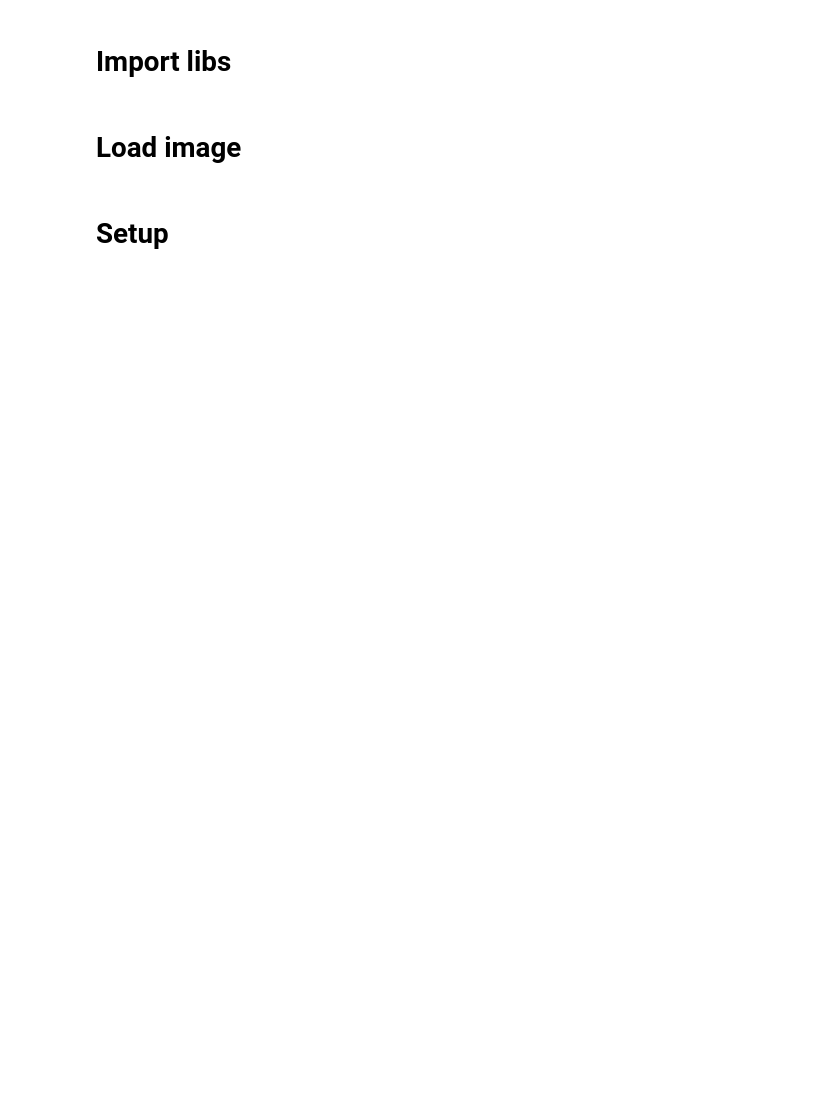
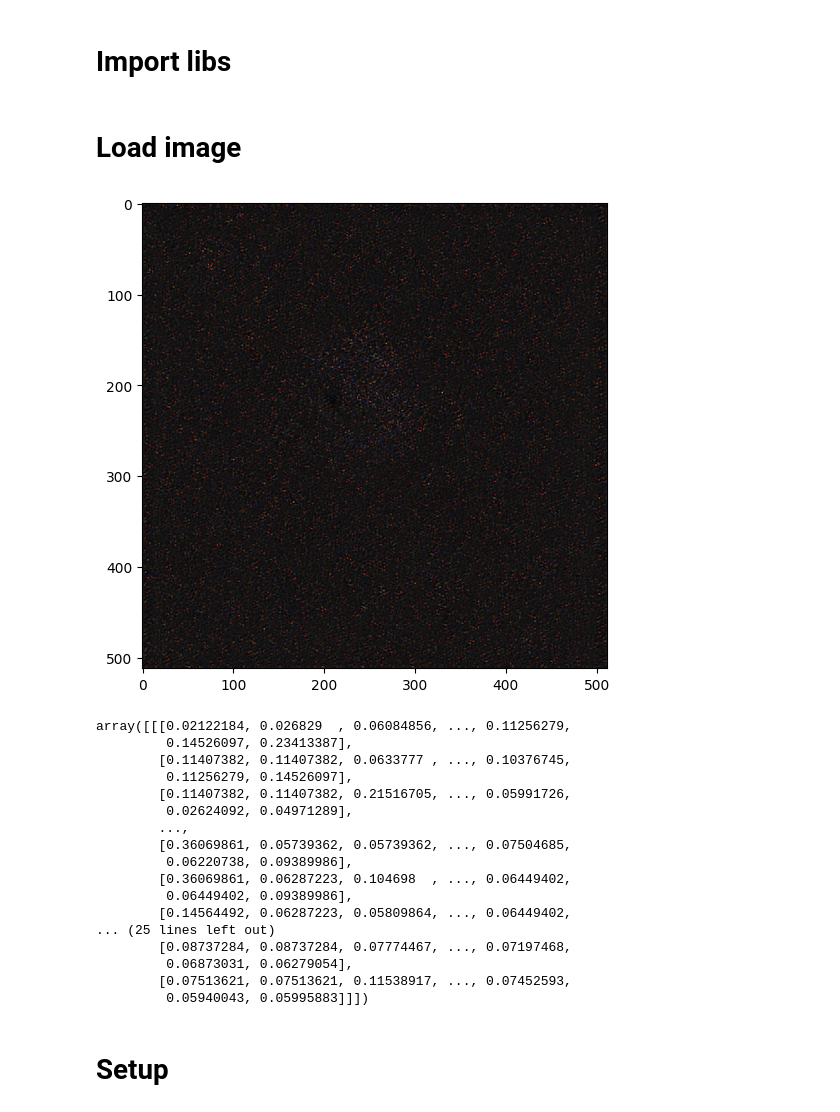
Before and after one commit to cmanzo/deep-image-prior, a Jupyter notebook: denoising.ipynb, the cells around one changed output. Cells and saved outputs as stored; diff of their text form; code cells hidden in the pictures; blank space fills up the shorter version.

```diff
--- a/denoising.ipynb
+++ b/denoising.ipynb
@@ -46,38 +50,67 @@ sigma_ = sigma / 255.0
 # %% [markdown]
 # Load image
 # %%
-# if fname == 'data/denoising/snail.jpg':
-#     img_noisy_pil = crop_image(get_image(fname, imsize)[0], d=32)
-#     img_noisy_np = pil_to_np(img_noisy_pil)
+# # fname = "../Fluo enhancement/TileScan 1_Crop002_t00_RAW_ch01.tif"
+# fname = "../Fluo enhancement/apop images21.tiff"
 
-#     # As we don't have ground truth
-#     img_pil = img_noisy_pil
-#     img_np = img_noisy_np
+# img_noisy_pil = crop_image(get_image(fname, imsize)[0], d=32)
+# img_noisy_np = pil_to_np(img_noisy_pil)
+# img_noisy_np -= img_noisy_np.min()
+# img_noisy_np /= img_noisy_np.max()
 
-#     if PLOT:
-#         plot_image_grid([img_np], 4, 5);
+# #     # As we don't have ground truth
+# img_pil = img_noisy_pil
+# img_np = img_noisy_np
 
-# elif fname == 'data/denoising/F16_GT.png':
-#     # Add synthetic noise
-#     img_pil = crop_image(get_image(fname, imsize)[0], d=32)
-#     img_np = pil_to_np(img_pil)
+# plot_image_grid([img_np], 4, 5)
 
-#     img_noisy_pil, img_noisy_np = get_noisy_image(img_np, sigma_)
+# # fname = "../Fluo enhancement/TileScan 1_Crop002_t00_RAW_ch01.tif"
+# fname = "../Fluo enhancement/apop images21.tiff"
 
-#     if PLOT:
-#         plot_image_grid([img_np, img_noisy_np], 4, 6);
-# else:
-#     assert False
+# img_noisy_pil = crop_image(get_image(fname, imsize)[0], d=32)
+# img_noisy_np = pil_to_np(img_noisy_pil)
+# img_noisy_np -= img_noisy_np.min()
+# img_noisy_np /= img_noisy_np.max()
 
-fname = "TileScan 1_Crop022_t03_RAW_ch01.tif"
+# #     # As we don't have ground truth
+# img_pil = img_noisy_pil
+# img_np = img_noisy_np
+
+# plot_image_grid([img_np], 4, 5)
+
+img_all_np = np.load("../Fluo enhancement/apoptosis.npy").transpose(2, 0, 1)
 
 
-img_noisy_pil = crop_image(get_image(fname, imsize)[0], d=32)
-img_noisy_np = pil_to_np(img_noisy_pil)
+# img_all_np -= img_all_np.min()
+# img_all_np /= img_all_np.max()
 
-#     # As we don't have ground truth
-img_pil = img_noisy_pil
+
+img_noisy_np = img_all_np[0:3, :, :]
+img_noisy_np -= img_noisy_np.min()
+img_noisy_np /= img_noisy_np.max()
+
 img_np = img_noisy_np
+
+plot_image_grid([img_np], 4, 5)
+# %% [output]
+[figure, added]
+array([[[0.02122184, 0.026829  , 0.06084856, ..., 0.11256279,
+         0.14526097, 0.23413387],
+        [0.11407382, 0.11407382, 0.0633777 , ..., 0.10376745,
+         0.11256279, 0.14526097],
+        [0.11407382, 0.11407382, 0.21516705, ..., 0.05991726,
+         0.02624092, 0.04971289],
+        ...,
+        [0.36069861, 0.05739362, 0.05739362, ..., 0.07504685,
+         0.06220738, 0.09389986],
+        [0.36069861, 0.06287223, 0.104698  , ..., 0.06449402,
+         0.06449402, 0.09389986],
+        [0.14564492, 0.06287223, 0.05809864, ..., 0.06449402,
+... (25 lines left out)
+        [0.08737284, 0.08737284, 0.07774467, ..., 0.07197468,
+         0.06873031, 0.06279054],
+        [0.07513621, 0.07513621, 0.11538917, ..., 0.07452593,
+         0.05940043, 0.05995883]]])
 # %% [markdown]
 # Setup
 # %%
```
Also changed, not shown: parts of 7 cells of this notebook.
